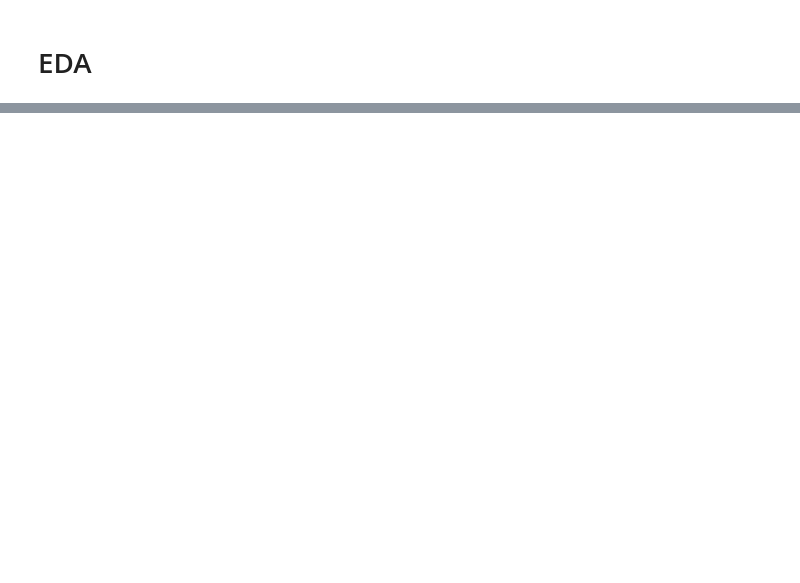
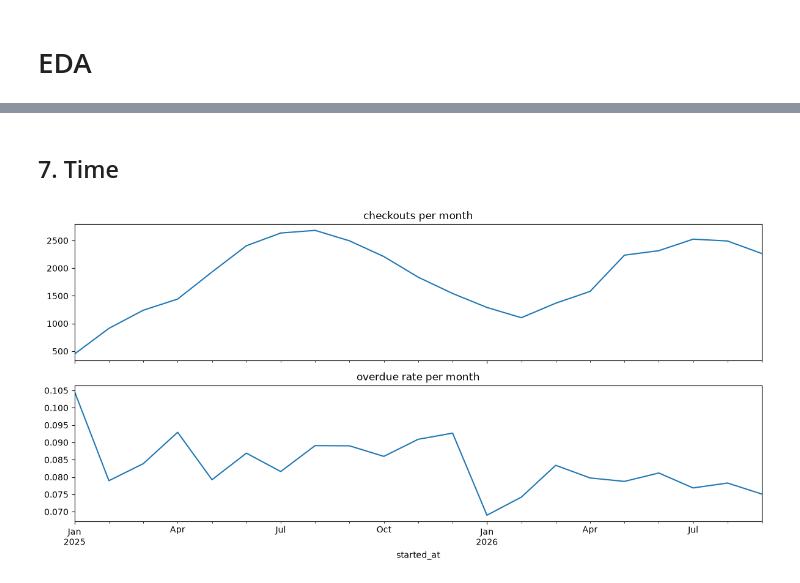
Before and after one commit to kirillrub108/predict-rental-overdue, a Jupyter notebook: main.ipynb, the cells around one changed output, grey strips where cells are left out. Drawn from its saved outputs; the diff is of its cells as text; code cells hidden in the pictures; blank space fills up the shorter version.

```diff
--- a/main.ipynb
+++ b/main.ipynb
@@ -37,0 +375,11 @@ df.describe()
+# %% [markdown]
+## 7. Time
+# %%
+monthly = data.set_index("started_at").resample("MS")["y"].agg(["mean", "count"])
+fig, ax = plt.subplots(2, 1, figsize=(12, 6), sharex=True)
+monthly["count"].plot(ax=ax[0], title="checkouts per month")
+monthly["mean"].plot(ax=ax[1], title="overdue rate per month")
+plt.tight_layout()
+plt.show()
+# %% [output]
+[figure, added]
```
Also changed, not shown: parts of 34 cells of this notebook, 2 other files.
